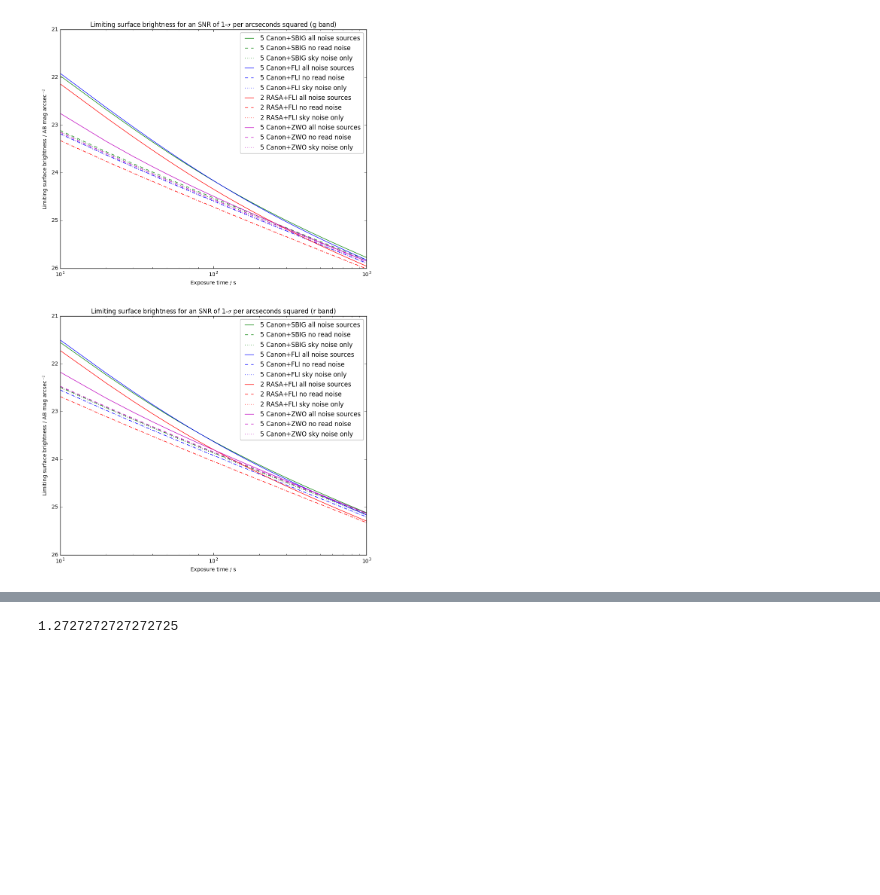
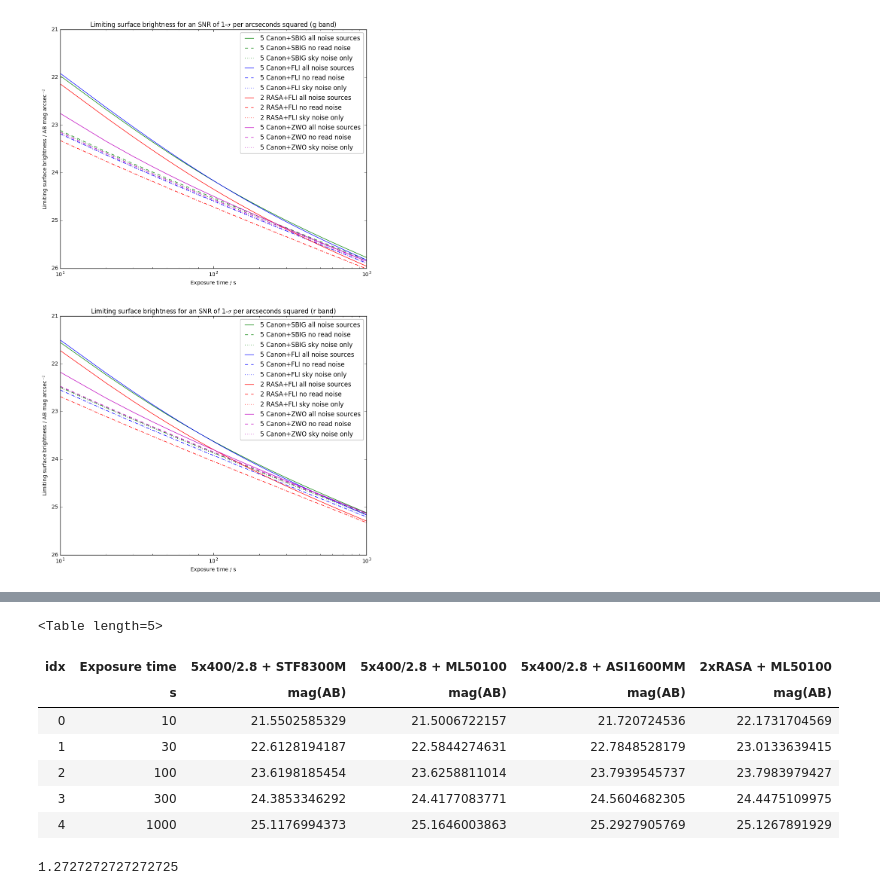
Before and after one commit to AnthonyHorton/signal-to-noise, a Jupyter notebook: Huntsman SNR.ipynb, the cells around one changed output, grey strips where cells are left out. Cells and saved outputs as stored; diff of their text form; code cells hidden in the pictures; blank space fills up the shorter version.

```diff
--- a/Huntsman SNR.ipynb
+++ b/Huntsman SNR.ipynb
@@ -428,3 +419,27 @@ comparison_table
+# %%
+exp_time=[10, 30, 100, 300, 1000]
+canon_sbig_rband=[pr[0].value , pr[2].value, pr[9].value, pr[29].value, pr[-1].value]
+canon_fli_rband=[pr1[0].value, pr1[2].value, pr1[9].value, pr1[29].value, pr1[-1].value]
+rasa_fli_rband=[pr2[0].value, pr2[2].value, pr2[9].value, pr2[29].value, pr2[-1].value]
+canon_zwo_rband=[pr3[0].value, pr3[2].value, pr3[9].value, pr3[29].value, pr3[-1].value]
+comparison_table_r= Table([exp_time, canon_sbig_rband, canon_fli_rband, rasa_fli_rband, canon_zwo_rband], names=('Exposure time', '5x400/2.8 + STF8300M', '5x400/2.8 + ML50100',\
+                                                                                '5x400/2.8 + ASI1600MM', '2xRASA + ML50100'))
+comparison_table_r['Exposure time'].unit=u.second
+comparison_table_r['5x400/2.8 + STF8300M'].unit=u.ABmag
+comparison_table_r['5x400/2.8 + ML50100'].unit=u.ABmag
+comparison_table_r['5x400/2.8 + ASI1600MM'].unit=u.ABmag
+comparison_table_r['2xRASA + ML50100'].unit=u.ABmag
+comparison_table_r.write('resources/comparison_table_rband.csv')
+comparison_table_r.show_in_notebook()
+# %% [output]
+<Table length=5>
+| idx | Exposure time | 5x400/2.8 + STF8300M | 5x400/2.8 + ML50100 | 5x400/2.8 + ASI1600MM | 2xRASA + ML50100 |
+|  | s | mag(AB) | mag(AB) | mag(AB) | mag(AB) |
+| 0 | 10 | 21.5502585329 | 21.5006722157 | 21.720724536 | 22.1731704569 |
+| 1 | 30 | 22.6128194187 | 22.5844274631 | 22.7848528179 | 23.0133639415 |
+| 2 | 100 | 23.6198185454 | 23.6258811014 | 23.7939545737 | 23.7983979427 |
+| 3 | 300 | 24.3853346292 | 24.4177083771 | 24.5604682305 | 24.4475109975 |
+| 4 | 1000 | 25.1176994373 | 25.1646003863 | 25.2927905769 | 25.1267891929 |
 # %%
 2.8/2.2
 # %% [output]
```
Also changed, not shown: parts of 5 cells of this notebook, 2 other files.
